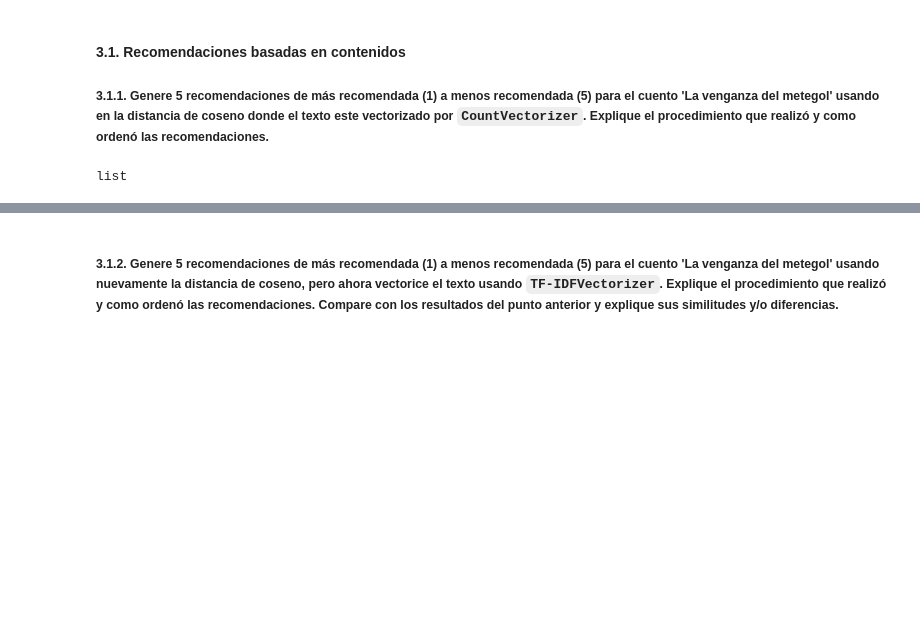
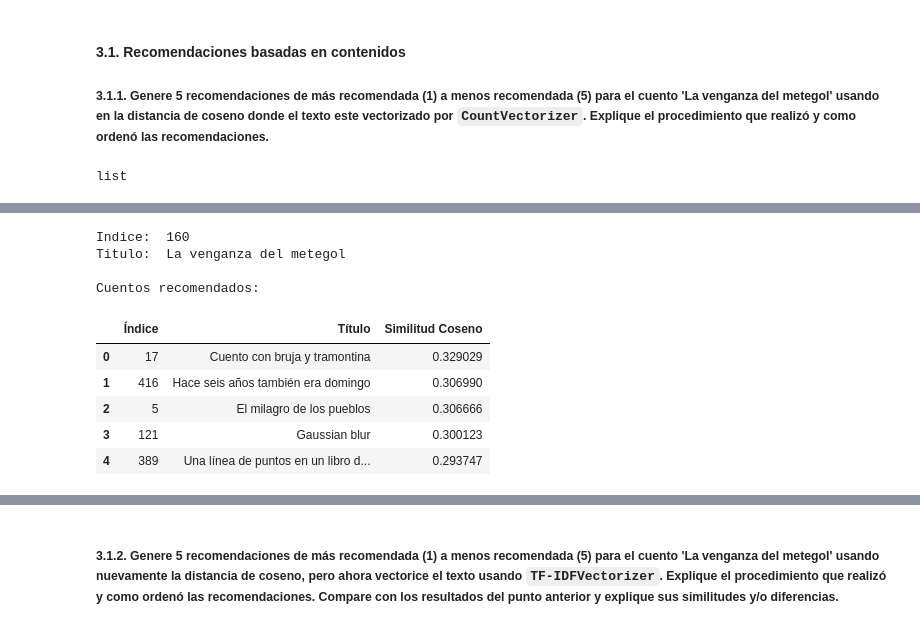
Before and after one commit to juankquintana/aprendizaje-no-supervisado, a Jupyter notebook: Semana 6/taller/JCQ S6_LC1_Taller_LDA.ipynb, the cells around one changed output, grey strips where cells are left out. Saved outputs shown, nothing was run; the diff lists cells and outputs as text; code cells hidden in the pictures; blank space fills up the shorter version.

```diff
--- a/Semana 6/taller/JCQ S6_LC1_Taller_LDA.ipynb
+++ b/Semana 6/taller/JCQ S6_LC1_Taller_LDA.ipynb
@@ -199,0 +242,51 @@ list
+# %%
+def recomendador_coseno(title, cosine_sim, df=blog_casciari):
+    # Crear una Serie que contiene como índice el título del cuento y el valor correspondiente al índice
+    indices = pd.Series(df.index, index=df['titulo'])
+
+    # Obtener el índice del cuento a partir del título
+    idx = indices[title]
+    print('Indice: ', idx)
+    print('Titulo: ', title)
+
+    # Obtener la similitud de coseno para ese cuento en particular con todos los cuentos
+    sim_scores = list(enumerate(cosine_sim[idx]))
+
+    # Ordenar la lista de tuplas por la similitud de coseno en orden descendente
+    sim_scores = sorted(sim_scores, key=lambda x: x[1], reverse=True)
+
+    # Obtener los 5 cuentos más similares ignorando el primero (que es el mismo cuento)
+    sim_scores = sim_scores[1:6]
+
+    # Obtener los índices y las similitudes
+    cuento_indices = [i[0] for i in sim_scores]
+    sim_scores_values = [i[1] for i in sim_scores]
+
+    # Crear un DataFrame para mostrar los resultados
+    result_df = pd.DataFrame({
+        'Índice': cuento_indices,
+        'Título': df['titulo'].iloc[cuento_indices].values,
+        'Similitud Coseno': sim_scores_values
+    })
+
+    # Imprimir los cuentos recomendados con sus índices y similitudes
+    print('\nCuentos recomendados:')
+    #print(result_df)
+    cuento_principal = df[df['titulo'] == title]['cuento'].values[0]
+
+    # Retornar el DataFrame con los resultados
+    return result_df
+# %%
+# Recomendacion con lematizacion y stemming
+recomendador_coseno('La venganza del metegol', cosine_sim_count)
+# %% [output]
+Indice:  160
+Titulo:  La venganza del metegol
+
+Cuentos recomendados:
+|  | Índice | Título | Similitud Coseno |
+| 0 | 17 | Cuento con bruja y tramontina | 0.329029 |
+| 1 | 416 | Hace seis años también era domingo | 0.306990 |
+| 2 | 5 | El milagro de los pueblos | 0.306666 |
+| 3 | 121 | Gaussian blur | 0.300123 |
+| 4 | 389 | Una línea de puntos en un libro d... | 0.293747 |
```
Also changed, not shown: parts of 18 cells of this notebook.
